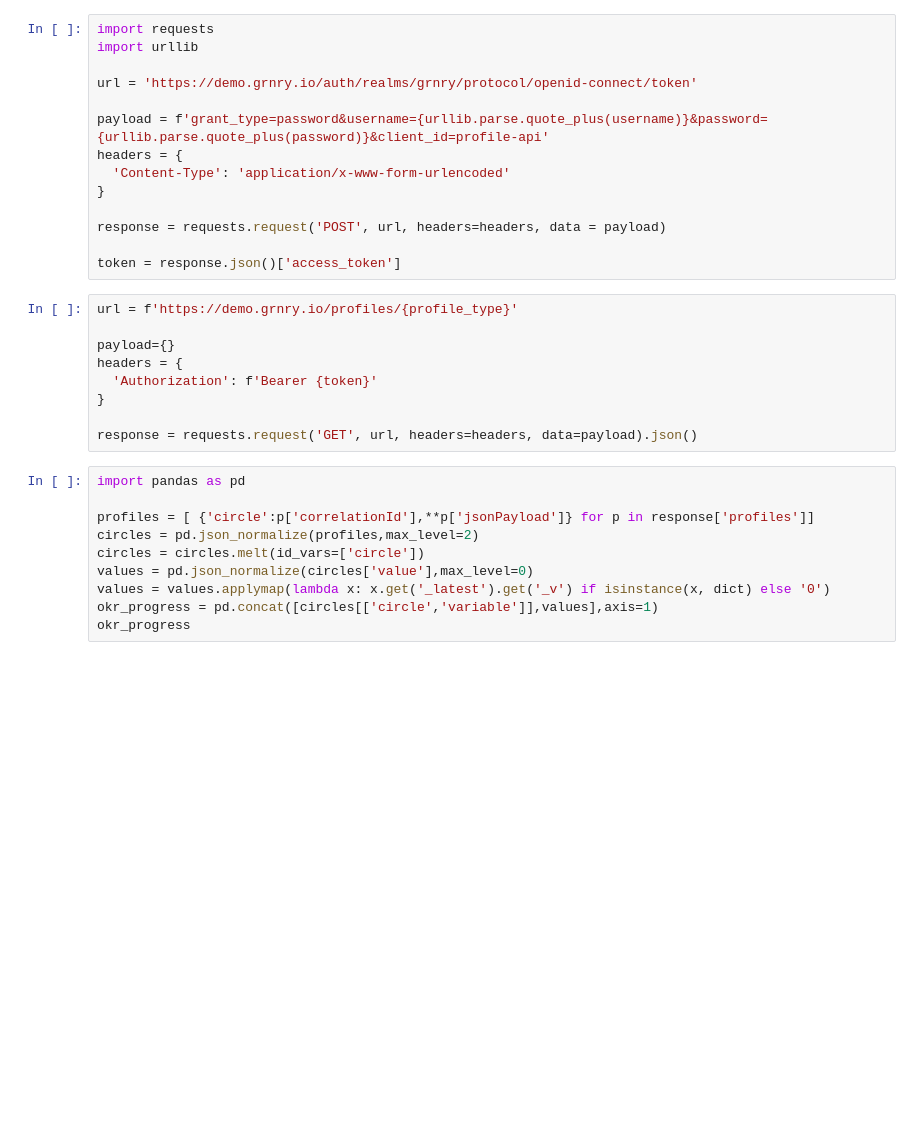
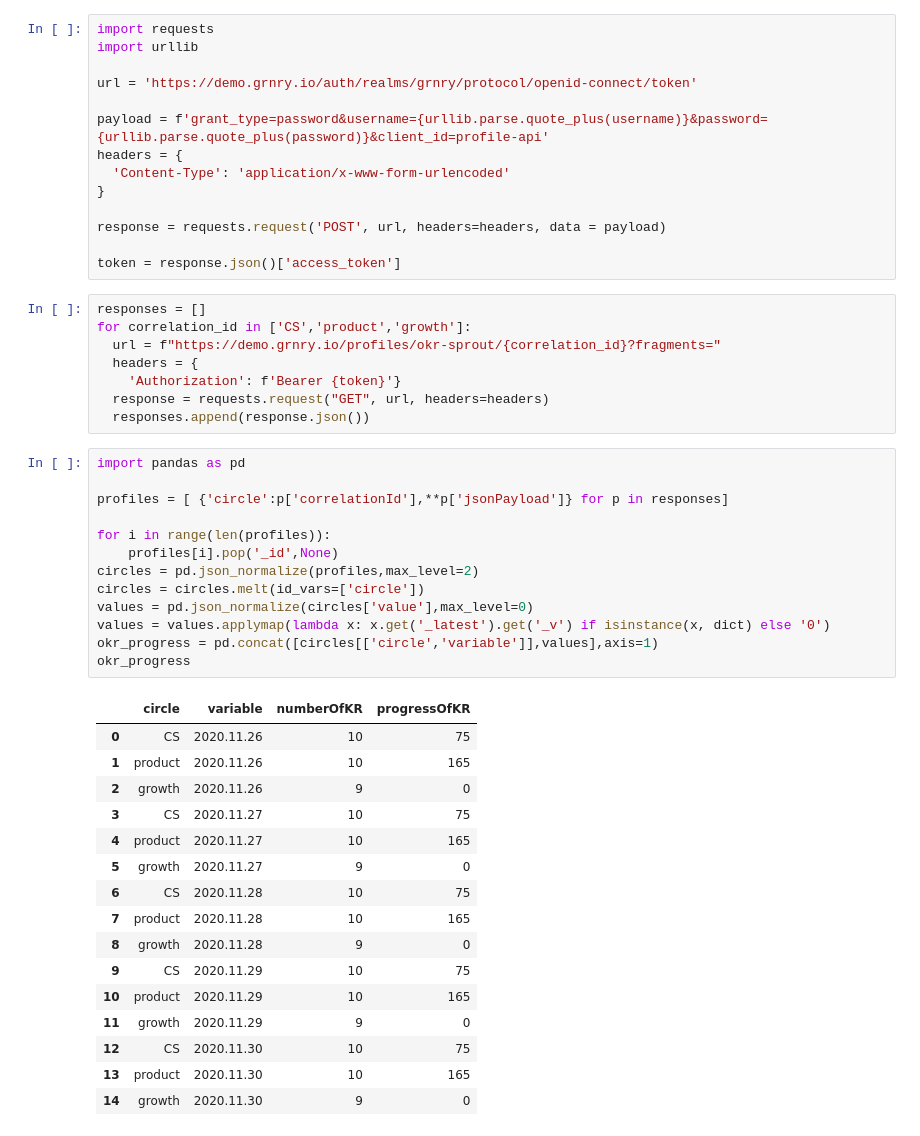
Before and after one commit to KaiserXLabs/nursery-notebook, a Jupyter notebook: coda.ipynb, the cells around one changed output. Cells and saved outputs as stored; diff of their text form; blank space fills up the shorter version.

```diff
--- a/coda.ipynb
+++ b/coda.ipynb
@@ -17,23 +17,42 @@ response = requests.request('POST', url, headers=headers, data = payload)
 
 token = response.json()['access_token']
 # %%
-url = f'https://demo.grnry.io/profiles/{profile_type}'
-
-payload={}
-headers = {
-  'Authorization': f'Bearer {token}'
-}
-
-response = requests.request('GET', url, headers=headers, data=payload).json()
+responses = []
+for correlation_id in ['CS','product','growth']:
+  url = f"https://demo.grnry.io/profiles/okr-sprout/{correlation_id}?fragments="
+  headers = {
+    'Authorization': f'Bearer {token}'}
+  response = requests.request("GET", url, headers=headers)
+  responses.append(response.json())
 # %%
 import pandas as pd
 
-profiles = [ {'circle':p['correlationId'],**p['jsonPayload']} for p in response['profiles']]
+profiles = [ {'circle':p['correlationId'],**p['jsonPayload']} for p in responses]
+
+for i in range(len(profiles)):
+    profiles[i].pop('_id',None)
 circles = pd.json_normalize(profiles,max_level=2)
 circles = circles.melt(id_vars=['circle'])
 values = pd.json_normalize(circles['value'],max_level=0)
 values = values.applymap(lambda x: x.get('_latest').get('_v') if isinstance(x, dict) else '0')
 okr_progress = pd.concat([circles[['circle','variable']],values],axis=1)
 okr_progress
+# %% [output]
+|  | circle | variable | numberOfKR | progressOfKR |
+| 0 | CS | 2020.11.26 | 10 | 75 |
+| 1 | product | 2020.11.26 | 10 | 165 |
+| 2 | growth | 2020.11.26 | 9 | 0 |
+| 3 | CS | 2020.11.27 | 10 | 75 |
+| 4 | product | 2020.11.27 | 10 | 165 |
+| 5 | growth | 2020.11.27 | 9 | 0 |
+| 6 | CS | 2020.11.28 | 10 | 75 |
+| 7 | product | 2020.11.28 | 10 | 165 |
+| 8 | growth | 2020.11.28 | 9 | 0 |
+| 9 | CS | 2020.11.29 | 10 | 75 |
+| 10 | product | 2020.11.29 | 10 | 165 |
+| 11 | growth | 2020.11.29 | 9 | 0 |
+| 12 | CS | 2020.11.30 | 10 | 75 |
+| 13 | product | 2020.11.30 | 10 | 165 |
+| 14 | growth | 2020.11.30 | 9 | 0 |
 # %%
 import matplotlib.pyplot as plt
```
Also changed, not shown: parts of 4 cells of this notebook.
